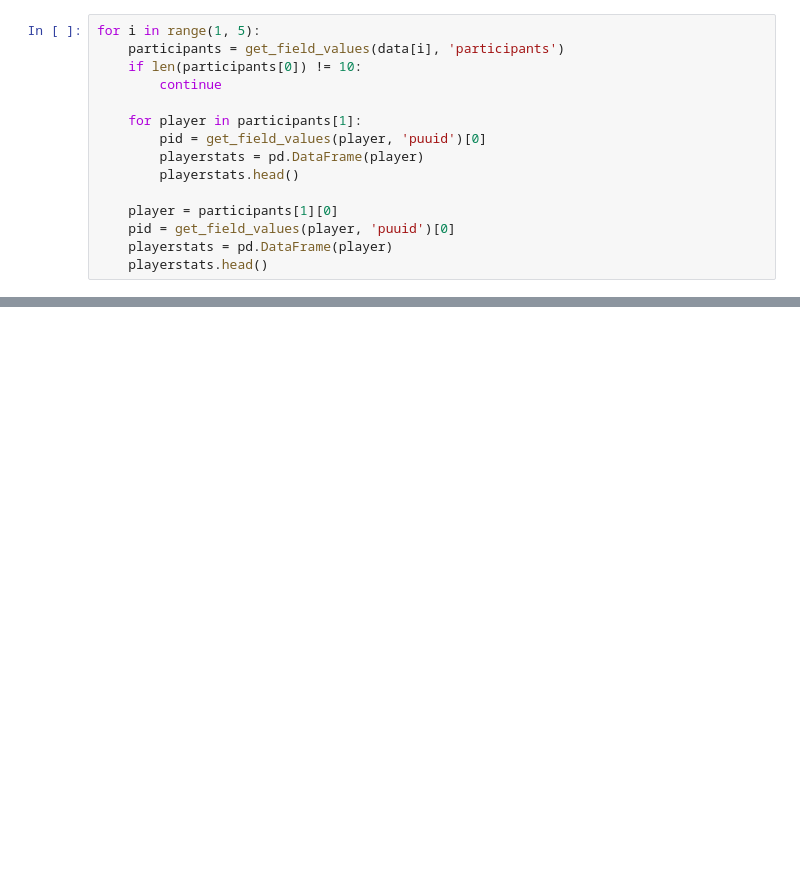
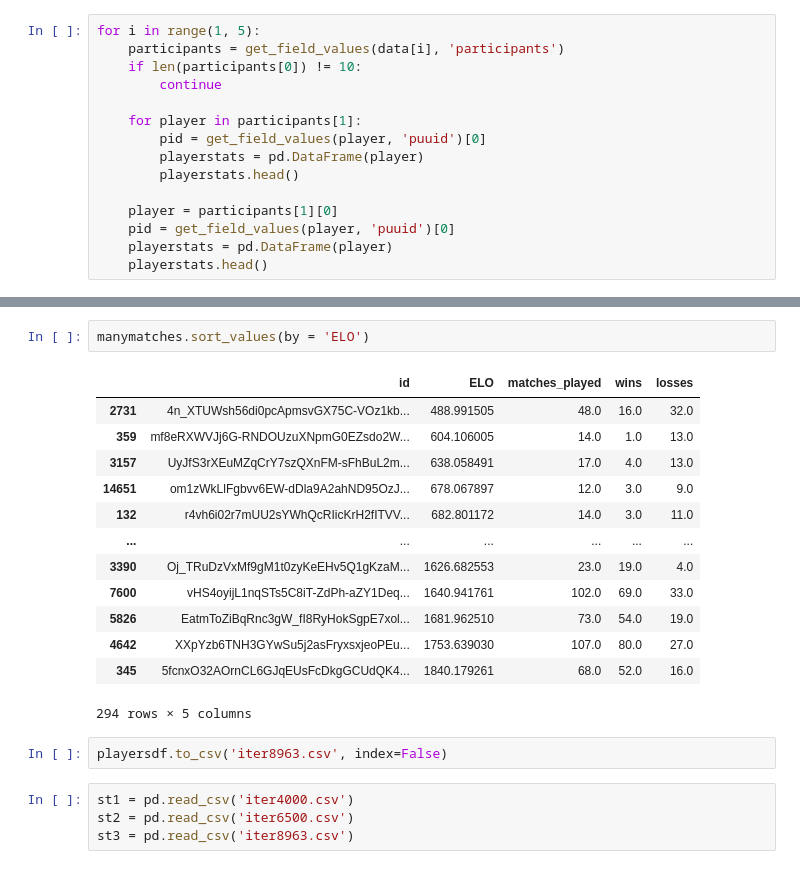
Before and after one commit to levente-murgas/hackathon, a Jupyter notebook: jupyter_analysis/gamerank core.ipynb, the cells around one changed output, grey strips where cells are left out. Drawn from its saved outputs; the diff is of its cells as text; blank space fills up the shorter version.

```diff
--- a/jupyter_analysis/gamerank core.ipynb
+++ b/jupyter_analysis/gamerank core.ipynb
@@ -288,0 +422,22 @@ for i in range(1, 5):
+# %%
+manymatches.sort_values(by = 'ELO')
+# %% [output]
+|  | id | ELO | matches_played | wins | losses |
+| 2731 | 4n_XTUWsh56di0pcApmsvGX75C-VOz1kb... | 488.991505 | 48.0 | 16.0 | 32.0 |
+| 359 | mf8eRXWVJj6G-RNDOUzuXNpmG0EZsdo2W... | 604.106005 | 14.0 | 1.0 | 13.0 |
+| 3157 | UyJfS3rXEuMZqCrY7szQXnFM-sFhBuL2m... | 638.058491 | 17.0 | 4.0 | 13.0 |
+| 14651 | om1zWkLlFgbvv6EW-dDla9A2ahND95OzJ... | 678.067897 | 12.0 | 3.0 | 9.0 |
+| 132 | r4vh6i02r7mUU2sYWhQcRIicKrH2fITVV... | 682.801172 | 14.0 | 3.0 | 11.0 |
+| ... | ... | ... | ... | ... | ... |
+| 3390 | Oj_TRuDzVxMf9gM1t0zyKeEHv5Q1gKzaM... | 1626.682553 | 23.0 | 19.0 | 4.0 |
+| 7600 | vHS4oyijL1nqSTs5C8iT-ZdPh-aZY1Deq... | 1640.941761 | 102.0 | 69.0 | 33.0 |
+| 5826 | EatmToZiBqRnc3gW_fI8RyHokSgpE7xol... | 1681.962510 | 73.0 | 54.0 | 19.0 |
+| 4642 | XXpYzb6TNH3GYwSu5j2asFryxsxjeoPEu... | 1753.639030 | 107.0 | 80.0 | 27.0 |
+| 345 | 5fcnxO32AOrnCL6GJqEUsFcDkgGCUdQK4... | 1840.179261 | 68.0 | 52.0 | 16.0 |
+294 rows × 5 columns
+# %%
+playersdf.to_csv('iter8963.csv', index=False)
+# %%
+st1 = pd.read_csv('iter4000.csv')
+st2 = pd.read_csv('iter6500.csv')
+st3 = pd.read_csv('iter8963.csv')
```
Also changed, not shown: parts of 17 cells of this notebook, 10 other files.
